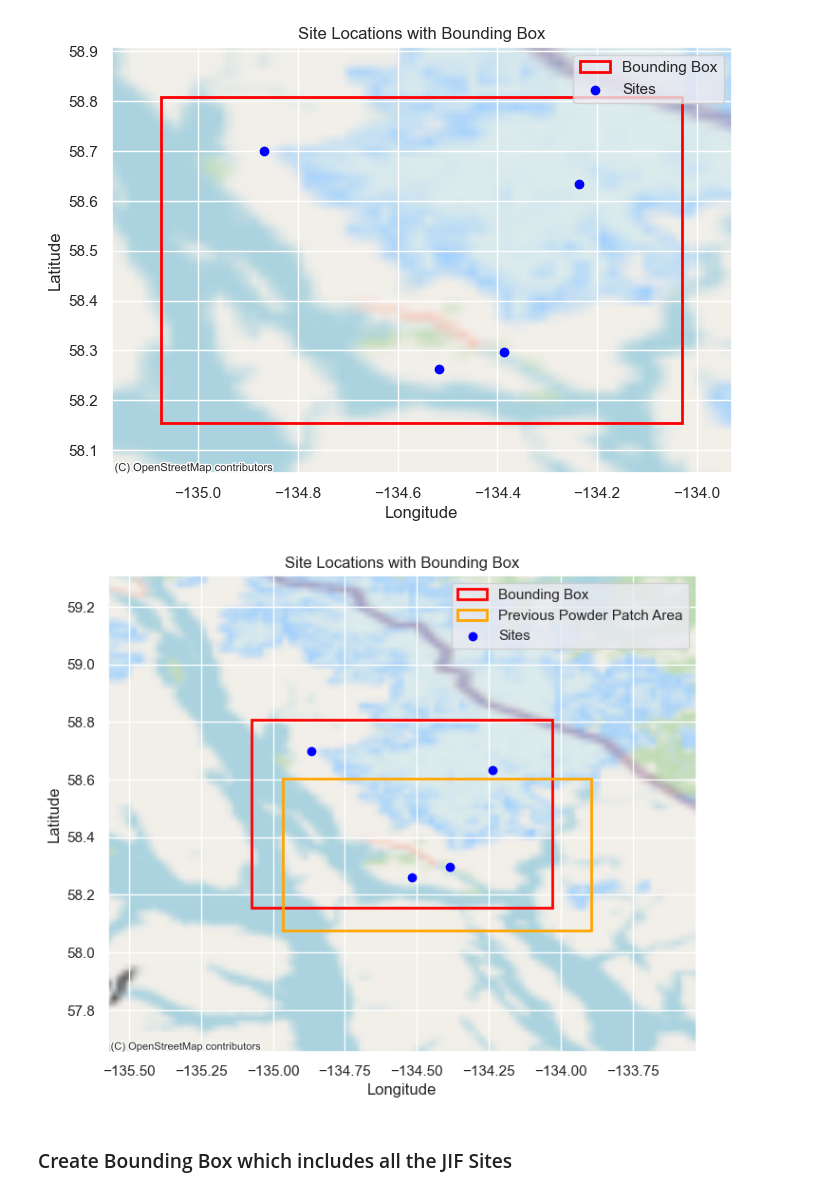
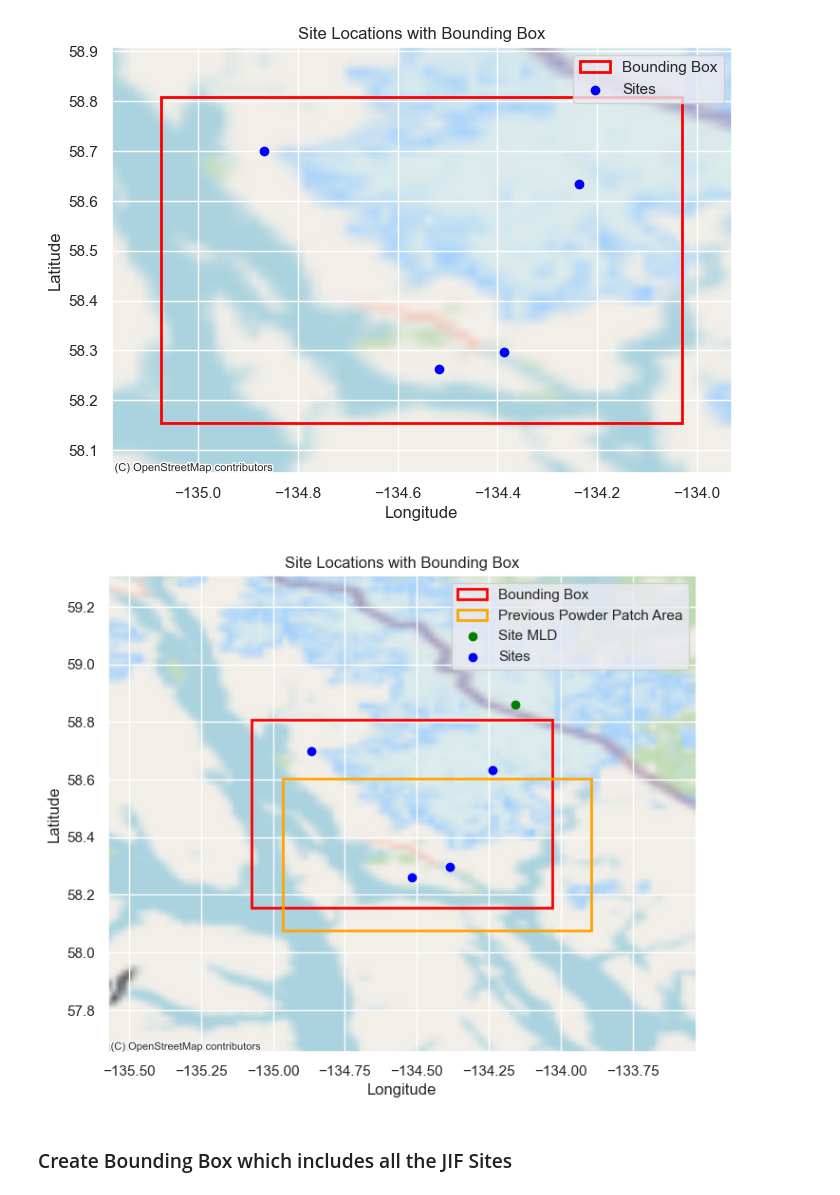
Before and after one commit to cassielumbrazo/snow_modeling_point, a Jupyter notebook: 1_create_bounding_box.ipynb, the cells around one changed output. Saved outputs shown, nothing was run; the diff lists cells and outputs as text; code cells hidden in the pictures.

```diff
--- a/1_create_bounding_box.ipynb
+++ b/1_create_bounding_box.ipynb
@@ -185,34 +185,37 @@ except Exception as e:
 rect = Rectangle(
     (bbox_main["lon_min"], bbox_main["lat_min"]),
     bbox_main["lon_max"] - bbox_main["lon_min"],
     bbox_main["lat_max"] - bbox_main["lat_min"],
     linewidth=2, edgecolor='red', facecolor='none', label='Bounding Box'
 )
 ax.add_patch(rect)
 # add a another bounding box in orange
 xmin, xmax = -134.964, -133.893
 ymin, ymax = 58.077, 58.603
 rect2 = Rectangle(
     (xmin, ymin),
     xmax - xmin,
     ymax - ymin,
     linewidth=2, edgecolor='orange', facecolor='none', label='Previous Powder Patch Area'
 )
 ax.add_patch(rect2)
 
+# site MLD is 58.85892, -134.15728
+plt.scatter(-134.15728, 58.85892, color='green', label='Site MLD')
+
 # Plot the sites
 plt.scatter(sites_main["lon"], sites_main["lat"], color='blue', label='Sites')
 
 # Labels and title
 plt.xlabel('Longitude')
 plt.ylabel('Latitude')
 plt.title('Site Locations with Bounding Box')
 plt.legend()
 
 # Show the plot
 plt.show()
 # %% [output]
-[figure, old version]
+[figure, new version]
 # %% [markdown]
 ### Create Bounding Box which includes all the JIF Sites
 # %%
```
Also changed, not shown: parts of 6 cells of this notebook, 3 other files.
